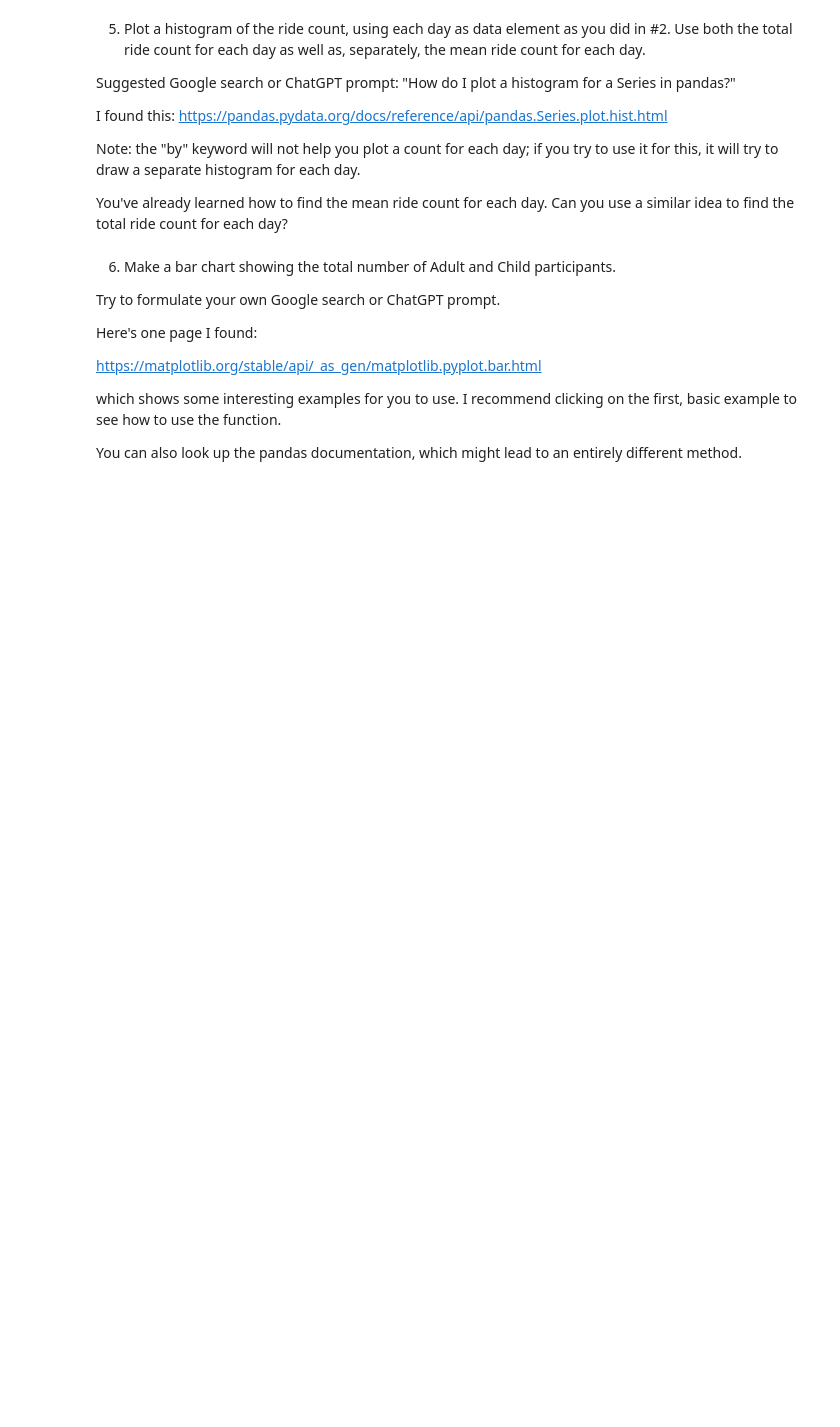
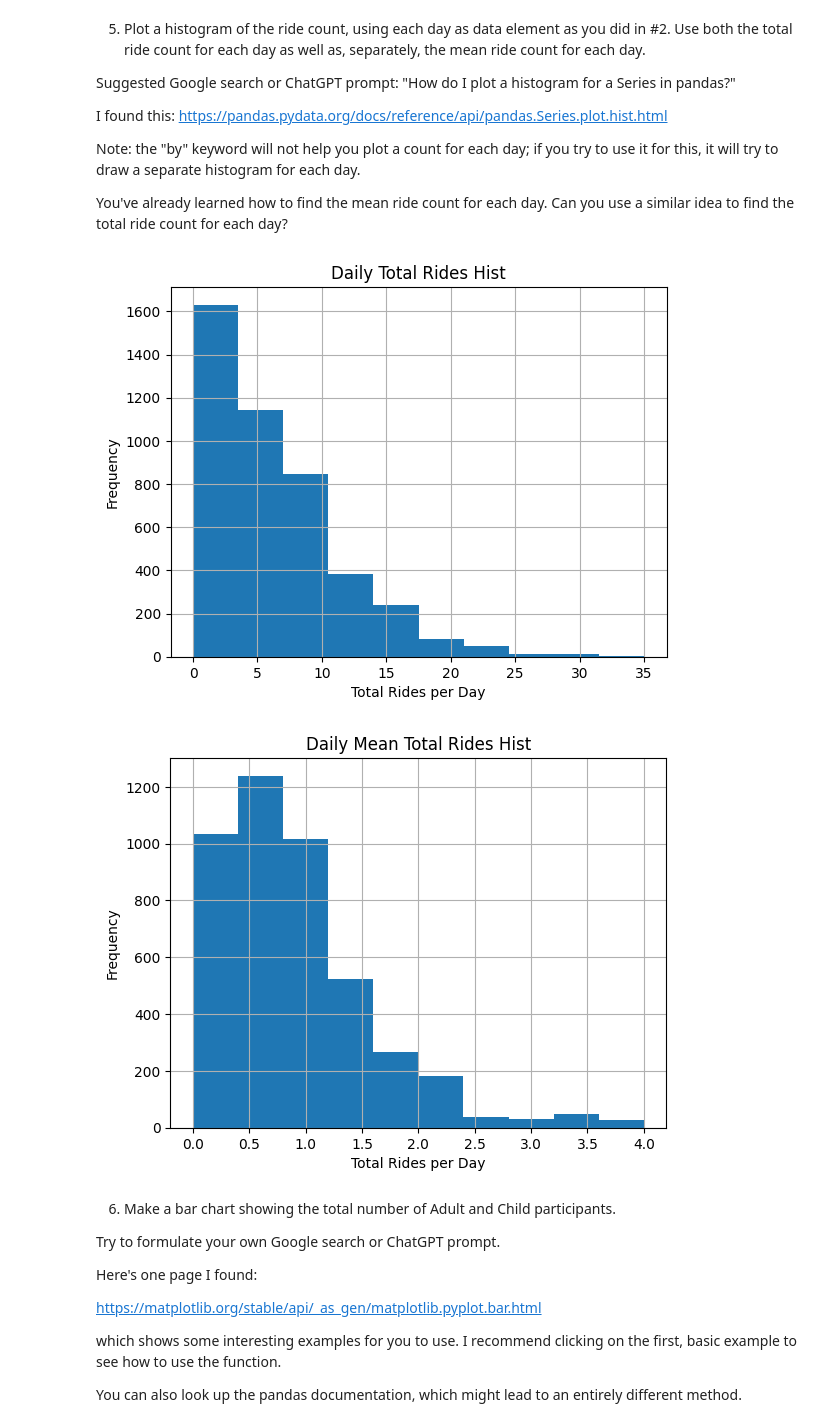
Before and after one commit to ckbaker78/AI_For_Leaders_Module-B-semester-2, a Jupyter notebook: Week3.ipynb, the cells around one changed output. Saved outputs shown, nothing was run; the diff lists cells and outputs as text; code cells hidden in the pictures; blank space fills up the shorter version.

```diff
--- a/Week3.ipynb
+++ b/Week3.ipynb
@@ -222,6 +283,33 @@ I found this: https://pandas.pydata.org/docs/reference/api/pandas.Series.plot.hi
 Note: the "by" keyword will not help you plot a count for each day; if you try to use it for this, it will try to draw a separate histogram for each day.
 
 You've already learned how to find the mean ride count for each day.  Can you use a similar idea to find the total ride count for each day?
+# %%
+# Total Rides Hist
+
+x = df[['MartianRide', 'TeacupRide', 'RiverRide']]
+
+daily_total_rides = df.groupby('VisitDate')[x.columns].sum().sum(axis = 1)
+
+ax = daily_total_rides.hist()
+ax.set_title("Daily Total Rides Hist")
+ax.set_xlabel("Total Rides per Day")
+ax.set_ylabel("Frequency")
+plt.show()
+
+
+# Mean Total Rides
+
+x = df[['MartianRide', 'TeacupRide', 'RiverRide']]
+daily_mean_total_rides = df.groupby('VisitDate')[x.columns].mean().mean(axis = 1)
+
+ax = daily_mean_total_rides.hist()
+ax.set_title("Daily Mean Total Rides Hist")
+ax.set_xlabel("Total Rides per Day")
+ax.set_ylabel("Frequency")
+plt.show()
+# %% [output]
+[figure, added]
+[figure, added]
 # %% [markdown]
 6. Make a bar chart showing the total number of Adult and Child participants.
 
```
Also changed, not shown: parts of 12 cells of this notebook, 1 other file.
